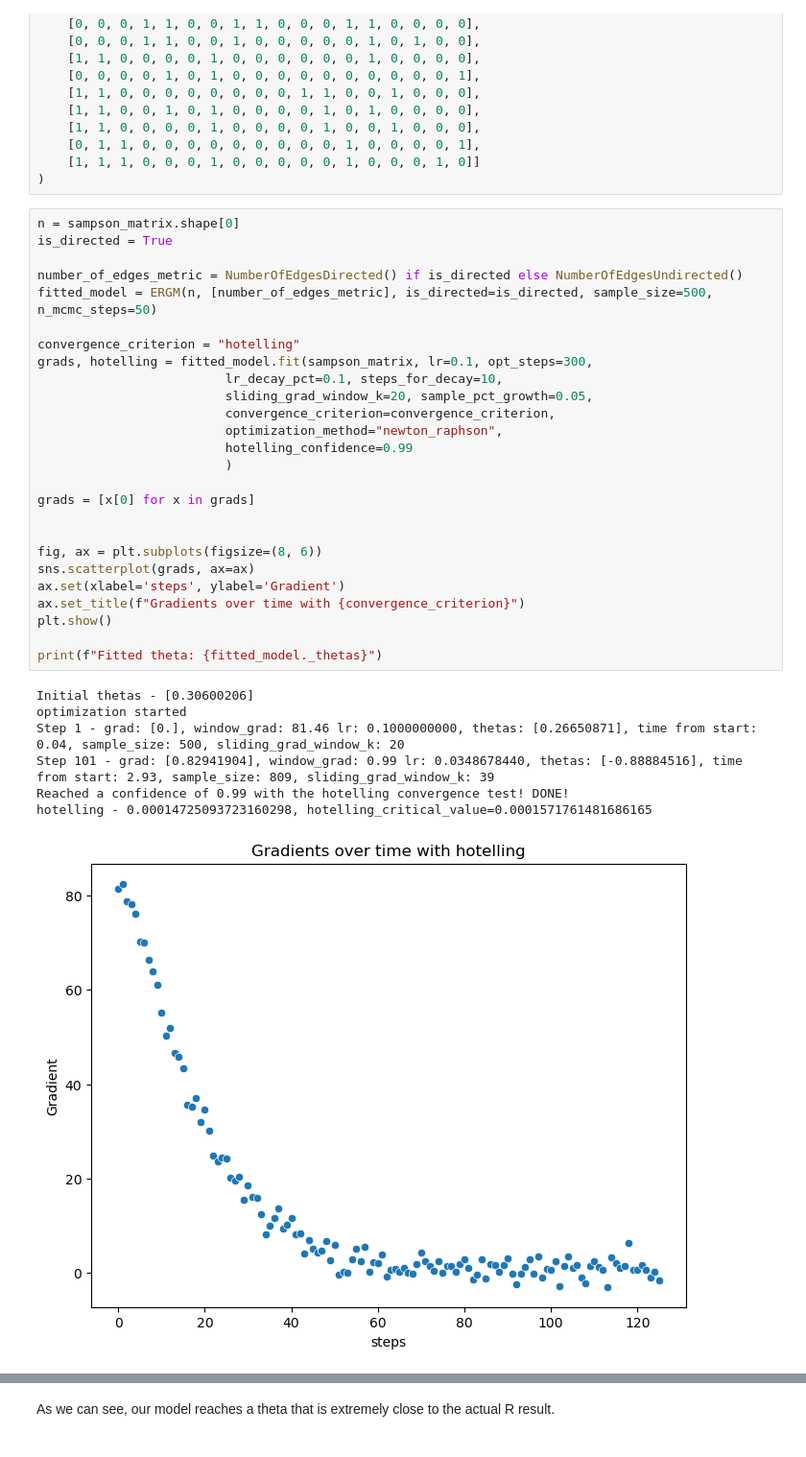
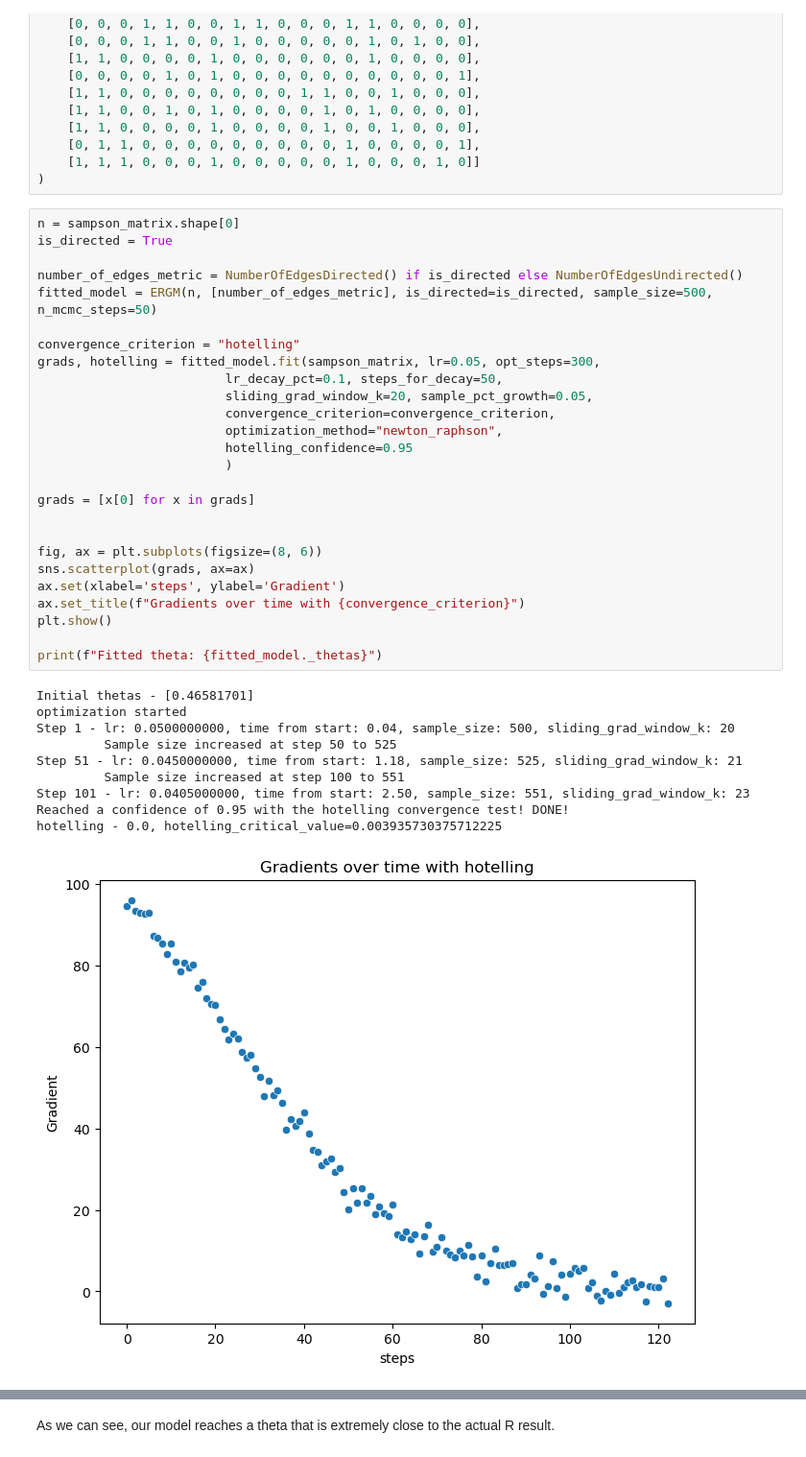
Before and after one commit to tomtalp/pyERGM, a Jupyter notebook: examples/first_example.ipynb, the cells around one changed output, grey strips where cells are left out. Shown at 96% size. Drawn from its saved outputs; the diff is of its cells as text.

```diff
--- a/examples/first_example.ipynb
+++ b/examples/first_example.ipynb
@@ -44,34 +44,37 @@ sampson_matrix = np.array(
 # %%
 n = sampson_matrix.shape[0]
 is_directed = True
 
 number_of_edges_metric = NumberOfEdgesDirected() if is_directed else NumberOfEdgesUndirected()
 fitted_model = ERGM(n, [number_of_edges_metric], is_directed=is_directed, sample_size=500, n_mcmc_steps=50)
 
 convergence_criterion = "hotelling"
-grads, hotelling = fitted_model.fit(sampson_matrix, lr=0.1, opt_steps=300,
-                         lr_decay_pct=0.1, steps_for_decay=10,
+grads, hotelling = fitted_model.fit(sampson_matrix, lr=0.05, opt_steps=300,
+                         lr_decay_pct=0.1, steps_for_decay=50,
                          sliding_grad_window_k=20, sample_pct_growth=0.05,
                          convergence_criterion=convergence_criterion,
                          optimization_method="newton_raphson",
-                         hotelling_confidence=0.99
+                         hotelling_confidence=0.95
                          )
 
 grads = [x[0] for x in grads]
 
 
 fig, ax = plt.subplots(figsize=(8, 6))
 sns.scatterplot(grads, ax=ax)
 ax.set(xlabel='steps', ylabel='Gradient')
 ax.set_title(f"Gradients over time with {convergence_criterion}")
 plt.show()
 
 print(f"Fitted theta: {fitted_model._thetas}")
 # %% [output]
-Initial thetas - [0.30600206]
+Initial thetas - [0.46581701]
 optimization started
-Step 1 - grad: [0.], window_grad: 81.46 lr: 0.1000000000, thetas: [0.26650871], time from start: 0.04, sample_size: 500, sliding_grad_window_k: 20
-Step 101 - grad: [0.82941904], window_grad: 0.99 lr: 0.0348678440, thetas: [-0.88884516], time from start: 2.93, sample_size: 809, sliding_grad_window_k: 39
-Reached a confidence of 0.99 with the hotelling convergence test! DONE!
-hotelling - 0.00014725093723160298, hotelling_critical_value=0.0001571761481686165
+Step 1 - lr: 0.0500000000, time from start: 0.04, sample_size: 500, sliding_grad_window_k: 20
+         Sample size increased at step 50 to 525
+Step 51 - lr: 0.0450000000, time from start: 1.18, sample_size: 525, sliding_grad_window_k: 21
+         Sample size increased at step 100 to 551
+Step 101 - lr: 0.0405000000, time from start: 2.50, sample_size: 551, sliding_grad_window_k: 23
+Reached a confidence of 0.95 with the hotelling convergence test! DONE!
+hotelling - 0.0, hotelling_critical_value=0.003935730375712225
-[figure, old version]
+[figure, new version]
```
Also changed, not shown: parts of 11 cells of this notebook.
